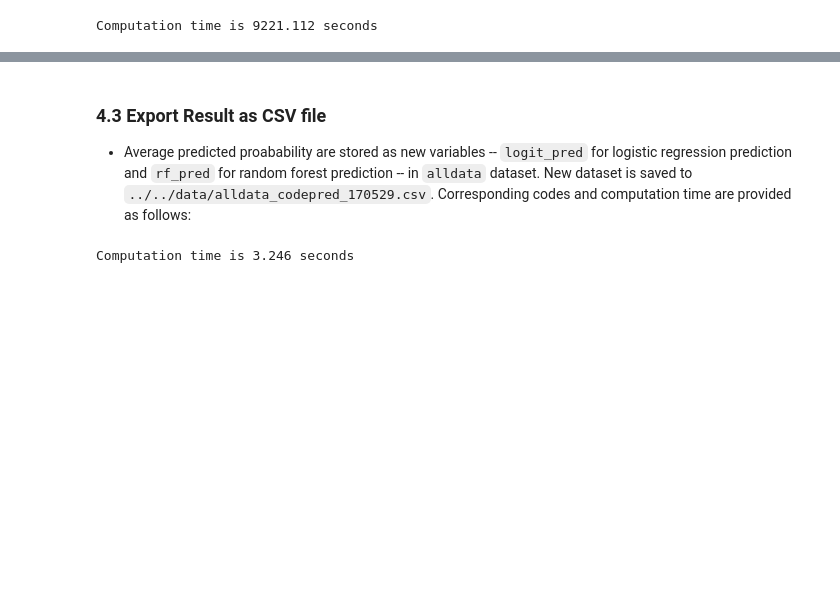
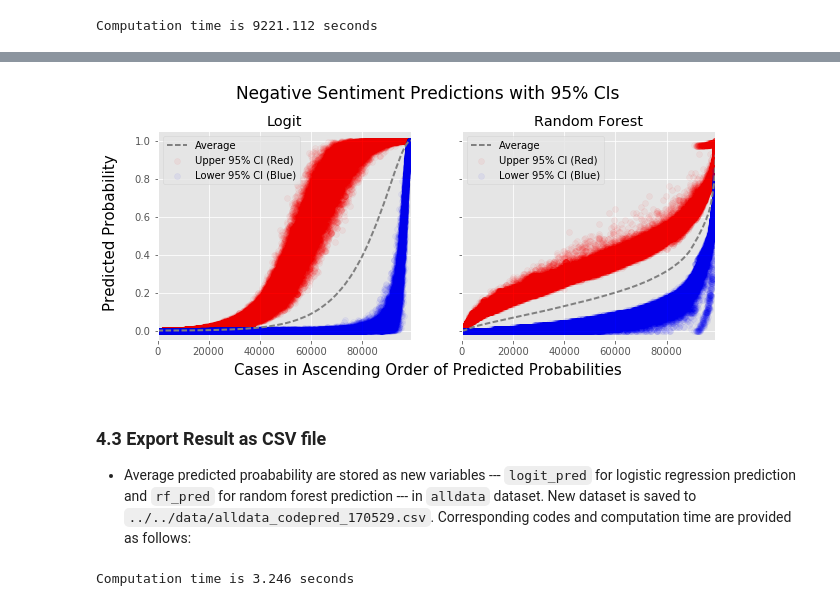
Before and after one commit to gentok/Political_Headlines_Project, a Jupyter notebook: notebooks/STA208_Supervised_Learning.ipynb, the cells around one changed output, grey strips where cells are left out. Cells and saved outputs as stored; diff of their text form; code cells hidden in the pictures; blank space fills up the shorter version.

```diff
--- a/notebooks/STA208_Supervised_Learning.ipynb
+++ b/notebooks/STA208_Supervised_Learning.ipynb
@@ -875,7 +917,48 @@ Computation time is 9221.112 seconds
+# %%
+## Compute Confidence Interval
+probyUpCI_logit = np.percentile(proby_logit, 97.5, axis = 1)
+probyLoCI_logit = np.percentile(proby_logit, 2.5, axis = 1)
+probyUpCI_rf = np.percentile(proby_rf, 97.5, axis = 1)
+probyLoCI_rf = np.percentile(proby_rf, 2.5, axis = 1)
+# %%
+## Sorted Data
+probyav_logit_sorted = probyav_logit[probyav_logit.argsort()]
+probyUpCI_logit_sorted = probyUpCI_logit[probyav_logit.argsort()]
+probyLoCI_logit_sorted = probyLoCI_logit[probyav_logit.argsort()]
+probyav_rf_sorted = probyav_rf[probyav_rf.argsort()]
+probyUpCI_rf_sorted = probyUpCI_rf[probyav_rf.argsort()]
+probyLoCI_rf_sorted = probyLoCI_rf[probyav_rf.argsort()]
+# %%
+plt.rcParams["figure.figsize"] = (10,4)
+f, (ax1, ax2),  = plt.subplots(1, 2, sharey=True)
+f.subplots_adjust(top = 0.85)
+f.text(0.5, 0.98, 'Negative Sentiment Predictions with 95% CIs', ha='center', va='center', fontsize = 17)
+f.text(0.5, 0.02, 'Cases in Ascending Order of Predicted Probability', ha='center', va='center', fontsize = 15)
+f.text(0.06, 0.5, 'Predicted Probability', ha='center', va='center', rotation='vertical', fontsize = 15)
+
+ax1.plot(range(1,len(probyav_logit)+1), probyav_logit_sorted, color='gray', lw=2, linestyle='--', label = "Average")
+ax1.scatter(range(1,len(probyav_logit)+1), probyUpCI_logit_sorted, color = 'r', alpha=0.05, label = "Upper 95% CI (Red)")
+ax1.scatter(range(1,len(probyav_logit)+1), probyLoCI_logit_sorted, color = 'b', alpha=0.05, label = "Lower 95% CI (Blue)")
+ax1.set_title('Logit')
+ax1.set_xlim(-1,len(probyav_rf)+1)
+ax1.set_ylim(-0.05,1.05)
+ax1.legend(loc="upper left")
+
+ax2.plot(range(1,len(probyav_rf)+1), probyav_rf_sorted, color='gray', lw=2, linestyle='--', label = "Average")
+ax2.scatter(range(1,len(probyav_rf)+1), probyUpCI_rf_sorted, color = 'r', alpha=0.05, label = "Upper 95% CI (Red)")
+ax2.scatter(range(1,len(probyav_rf)+1), probyLoCI_rf_sorted, color = 'b', alpha=0.05, label = "Lower 95% CI (Blue)")
+ax2.set_title('Random Forest')
+ax2.set_xlim(-1,len(probyav_rf)+1)
+ax2.set_ylim(-0.05,1.05)
+ax2.legend(loc="upper left")
+
+plt.show()
+# %% [output]
+[figure, added]
 # %% [markdown]
 ### 4.3 Export Result as CSV file
 
-* Average predicted proabability are stored as new variables -- <code>logit_pred</code> for logistic regression prediction and <code>rf_pred</code> for random forest prediction -- in <code>alldata</code> dataset. New dataset is saved to <code>../../data/alldata_codepred_170529.csv</code>. Corresponding codes and computation time are provided as follows:
+* Average predicted proabability are stored as new variables --- <code>logit_pred</code> for logistic regression prediction and <code>rf_pred</code> for random forest prediction --- in <code>alldata</code> dataset. New dataset is saved to <code>../../data/alldata_codepred_170529.csv</code>. Corresponding codes and computation time are provided as follows:
 # %%
 start = trec()
 
```
Also changed, not shown: parts of 24 cells of this notebook, 3 other files.
